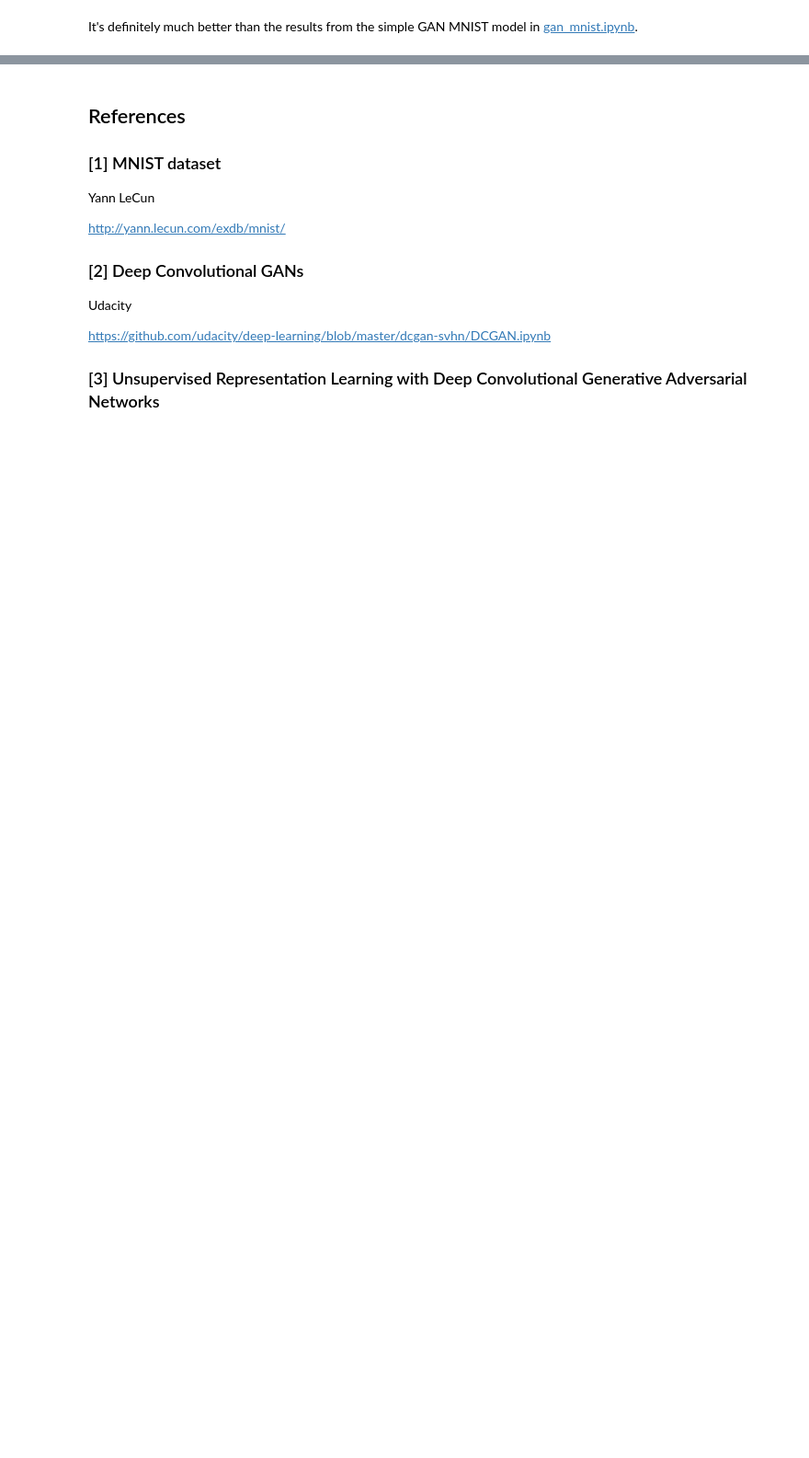
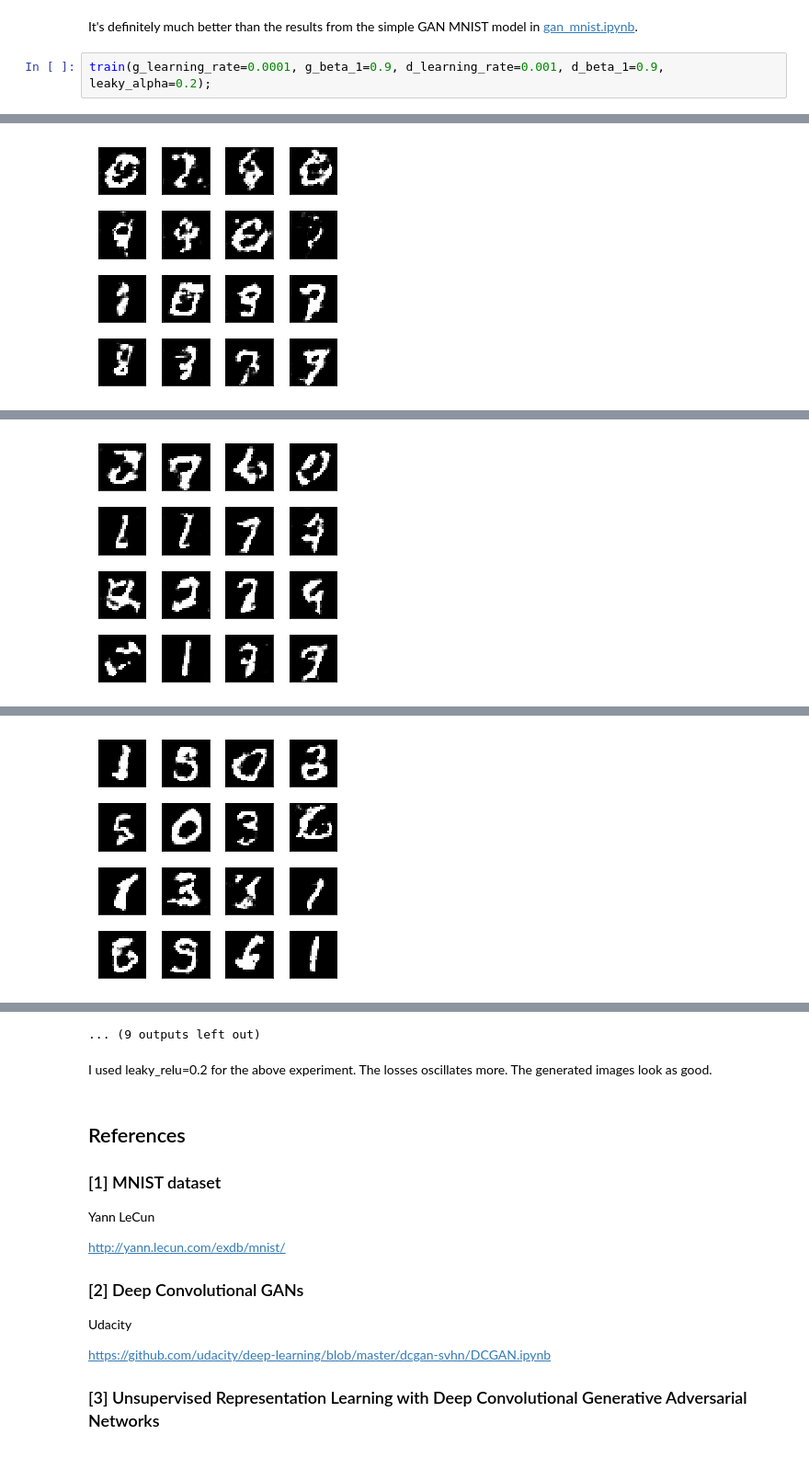
Before and after one commit to naokishibuya/deep-learning, a Jupyter notebook: python/dcgan_mnist.ipynb, the cells around one changed output, grey strips where cells are left out. Shown: that part at 92% size. Saved outputs shown, nothing was run; the diff lists cells and outputs as text; blank space fills up the shorter version.

```diff
--- a/python/dcgan_mnist.ipynb
+++ b/python/dcgan_mnist.ipynb
@@ -279,2 +359,5 @@ plt.show()
 # %% [markdown]
 It's definitely much better than the results from the simple GAN MNIST model in [gan_mnist.ipynb](gan_mnist.ipynb).
+# %%
+train(g_learning_rate=0.0001, g_beta_1=0.9, d_learning_rate=0.001, d_beta_1=0.9, leaky_alpha=0.2);
+# %% [output]
@@ -280,0 +374 @@ It's definitely much better than the results from the simple GAN MNIST model in
+[figure, added]
@@ -280,0 +385 @@ It's definitely much better than the results from the simple GAN MNIST model in
+[figure, added]
@@ -280,0 +396 @@ It's definitely much better than the results from the simple GAN MNIST model in
+[figure, added]
@@ -281,3 +430,6 @@ It's definitely much better than the results from the simple GAN MNIST model in
+... (9 outputs left out)
+# %% [markdown]
+I used leaky_relu=0.2 for the above experiment.  The losses oscillates more.  The generated images look as good.
 # %% [markdown]
 ## References
 
```
Also changed, not shown: parts of 15 cells of this notebook.
